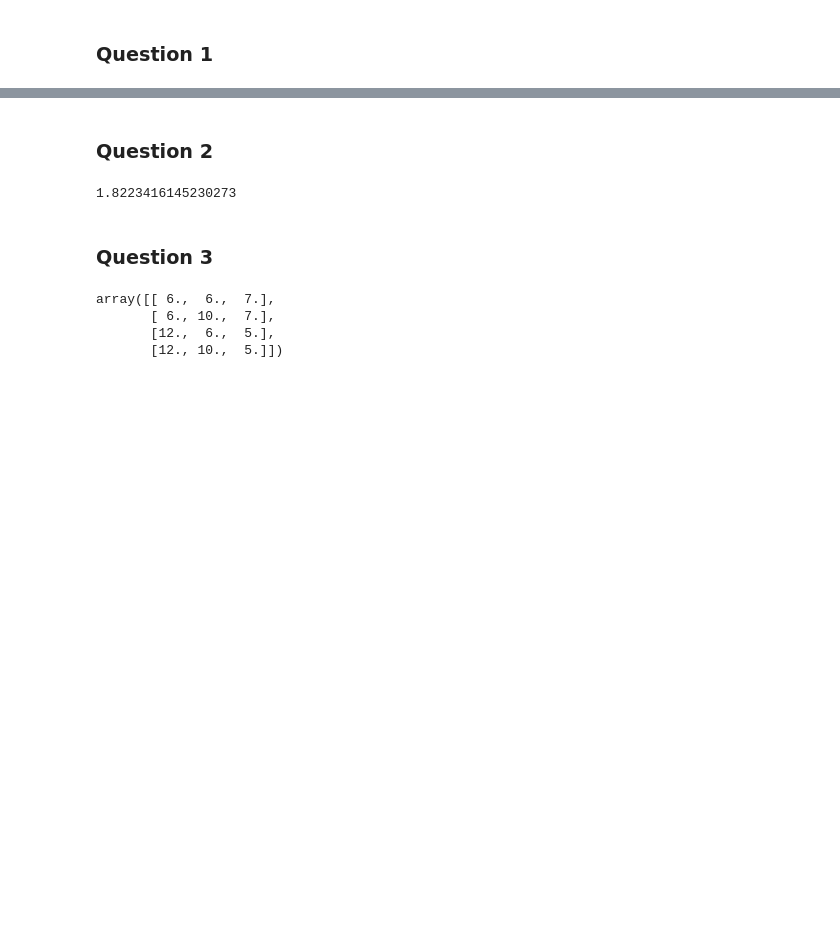
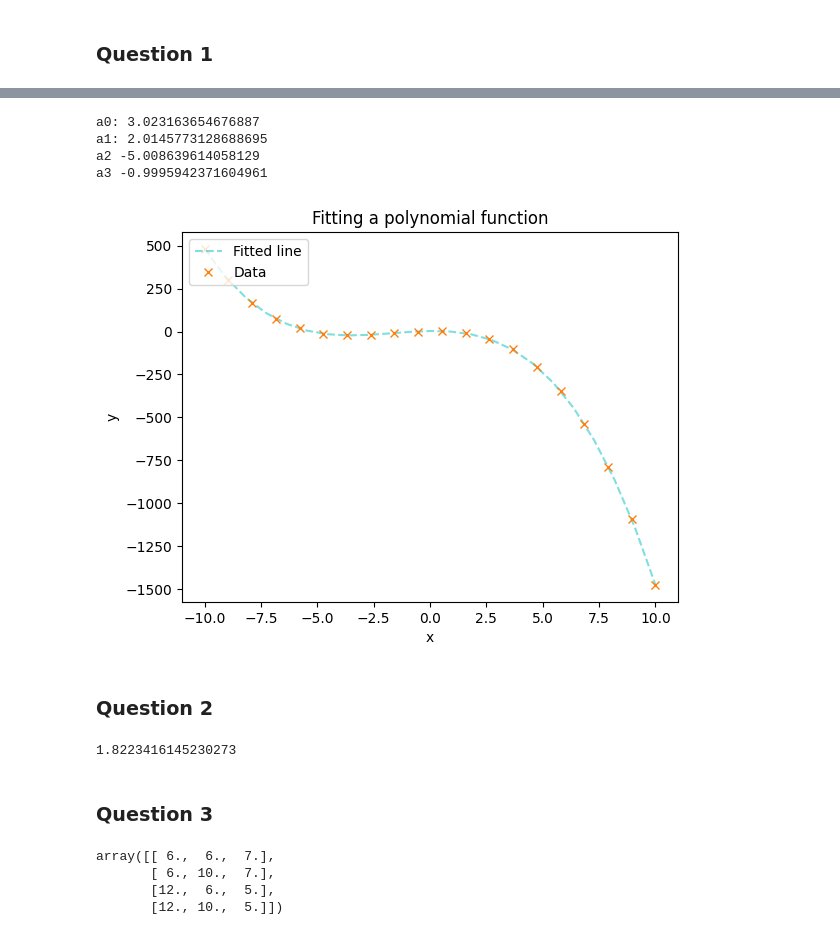
Before and after one commit to nashgabs/scaling-lamp, a Jupyter notebook: notebooks/sem_A.short_test2.ipynb, the cells around one changed output, grey strips where cells are left out. Saved outputs shown, nothing was run; the diff lists cells and outputs as text; code cells hidden in the pictures; blank space fills up the shorter version.

```diff
--- a/notebooks/sem_A.short_test2.ipynb
+++ b/notebooks/sem_A.short_test2.ipynb
@@ -41,3 +13,73 @@ a3 -0.9995942371604961
+# %%
+#define function to read csv data into an array given a filename
+def opencsv(file):
+    with open("".join( ["data/",file] ), 'r') as f:
+        r = csv.reader(f)
+        data = list(r)
+    #return array of values
+    return np.array(data,dtype=float)
+
+# gauss-jordan elimination function takes an augmented matrix
+def gaussjord_elim(mat,N): #where M gives a matrix with N unknowns
+    prow = 0 #pivot row
+    x = np.zeros(N) #array of size N
+
+    for prow in range( 0,N ): #for each pivot row
+        for row in range( 0,N ): #for each row
+            if row != prow: #except the pivot row
+                ratio = mat[ row,prow ] / mat[ prow,prow ] #find the ratio needed to gain 0 in the primary position of selected row
+                for col in range( prow,N+1 ): #for each element in current row
+                    if (row==3 & col == 4) :
+                        print('Ratio for M31:', ratio, '\tPivot row:',prow,
+                              '\nSum equals:', mat[row,col],'-',ratio,'*', mat[prow,col],'=', mat[ row,col ] - ratio * mat[ prow,col ])
+                    mat[ row,col ] -= ratio * mat[ prow,col ] #M'_ij = M_ij-(R*M_kj) where N < j < k and N is the width of M
+    for i in reversed(range( 0,N )): #for each element in x-vector, starting with the last
+        for j in reversed(range( 0,N )): #for each row
+            x[i] = (1/mat[i, i]) * mat[i, N]
+    return x
+
+# takes an array of x and y values and performs least squares matrix augmentation
+# to solve for a polynomial of degree N.
+# N+1 GIVES THE HEIGHT OF THE AUGMENTED MATRIX
+# returns an augmented matrix
+def augment(values,N):
+    mat = np.zeros( [N+1,N+2] ) #creates an array of zeros
+    for diag in range( 0,N+4 ): #for each +ve diagonal set (0, 1, 2, ..., 'height'+2)
+        for htl in range( 0,N+1 ): #for the horizontal (0, 1, 2, ..., 'height'-1)                 /X/
+            for vtl in range( 0,N+1 ): #for the vertical (0, 1, 2, ..., 'height'-1)               /X/
+                if htl+vtl == diag: #if (htl,vtl) lies on the +ve diagonal e.g  /X/
+                    mat[ vtl,htl ] = sum_xy(values[:,0 ], diag, np.ones(values.shape[0]), 0) #set the element to sum of x^{diag}
+    for i in range(0, N+1): #for the augment
+        mat[i,N+1] = sum_xy(values[:,0], i, values[:,1],1)
+    return mat
+
+# function to find the sum of x^n*y^n for an array
+def sum_xy( x,n1,y,n2 ): #takes an x-value array, y-value array and two indices
+    sum = 0
+    for i in range(0, x.shape[0]):
+        sum += ( x[i]**n1)*(y[i]**n2 )
+    return sum
+
+file = "test-2_q1.csv" #define the filename
+val = opencsv(file) #imports data into val([x],[y])
+a = gaussjord_elim(augment(val,3),4)
+X1, X2 = val[:,0], np.linspace(-10,10,23)
+Y1, Y2 = val[:,1], (a[0] + a[1]*X2 + a[2]*X2**2 + a[3]*X2**3)
+fig, ax = plt.subplots()
+ax.plot(X2, Y2, color="c", alpha=0.5, linestyle='--', label='Fitted line')
+ax.plot(X1, Y1, color="C1", marker='x', linestyle='none', label='Data')
+ax.set_title('Fitting a polynomial function')
+ax.set_xlabel('x')
+ax.set_ylabel('y')
+ax.legend(loc="upper left")
+print('a0:', a[0], '\na1:', a[1],
+      '\na2', a[2], '\na3', a[3])
+# %% [output]
+a0: 3.023163654676887
+a1: 2.0145773128688695
+a2 -5.008639614058129
+a3 -0.9995942371604961
+[figure, added]
 # %% [markdown]
 ### Question 2
 # %%
```
Also changed, not shown: parts of 3 cells of this notebook, 3 other files.
